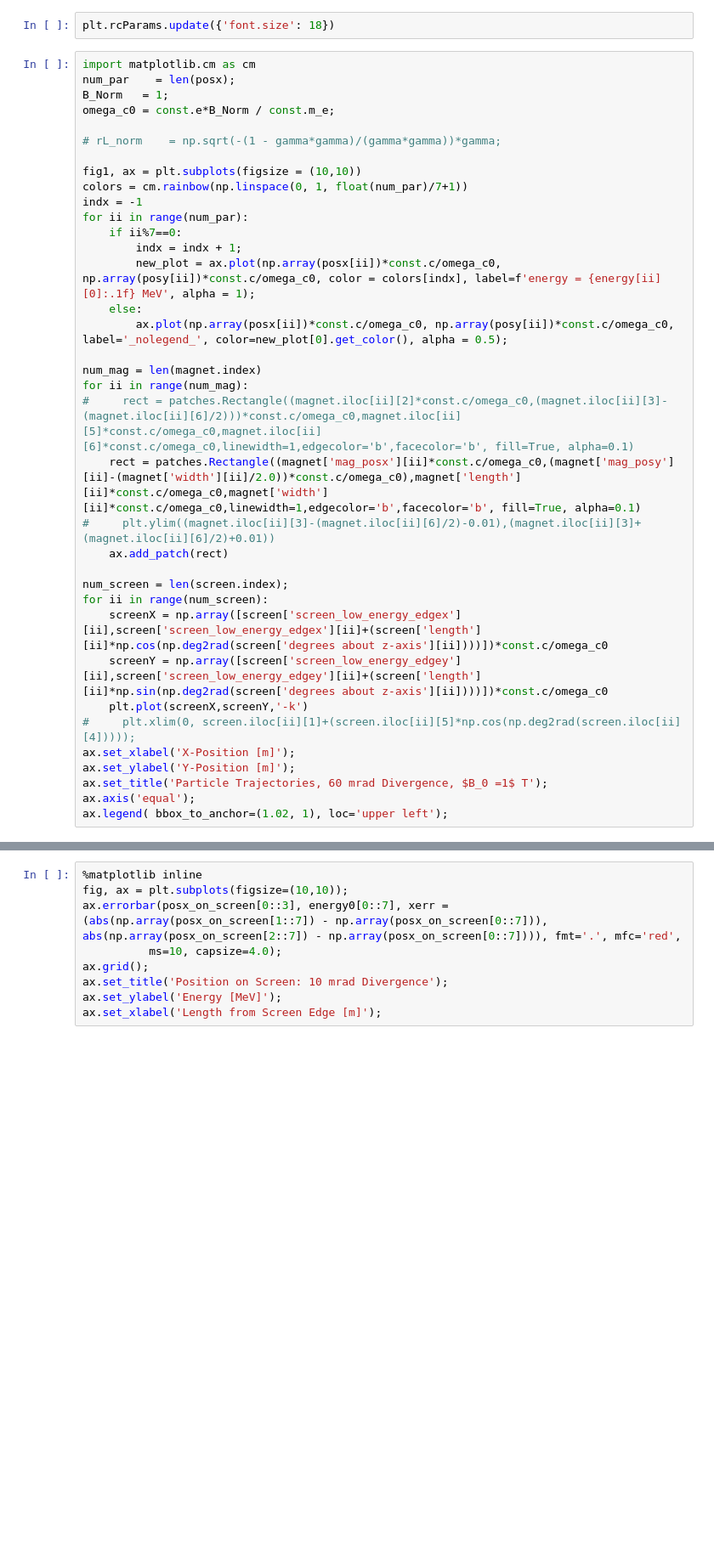
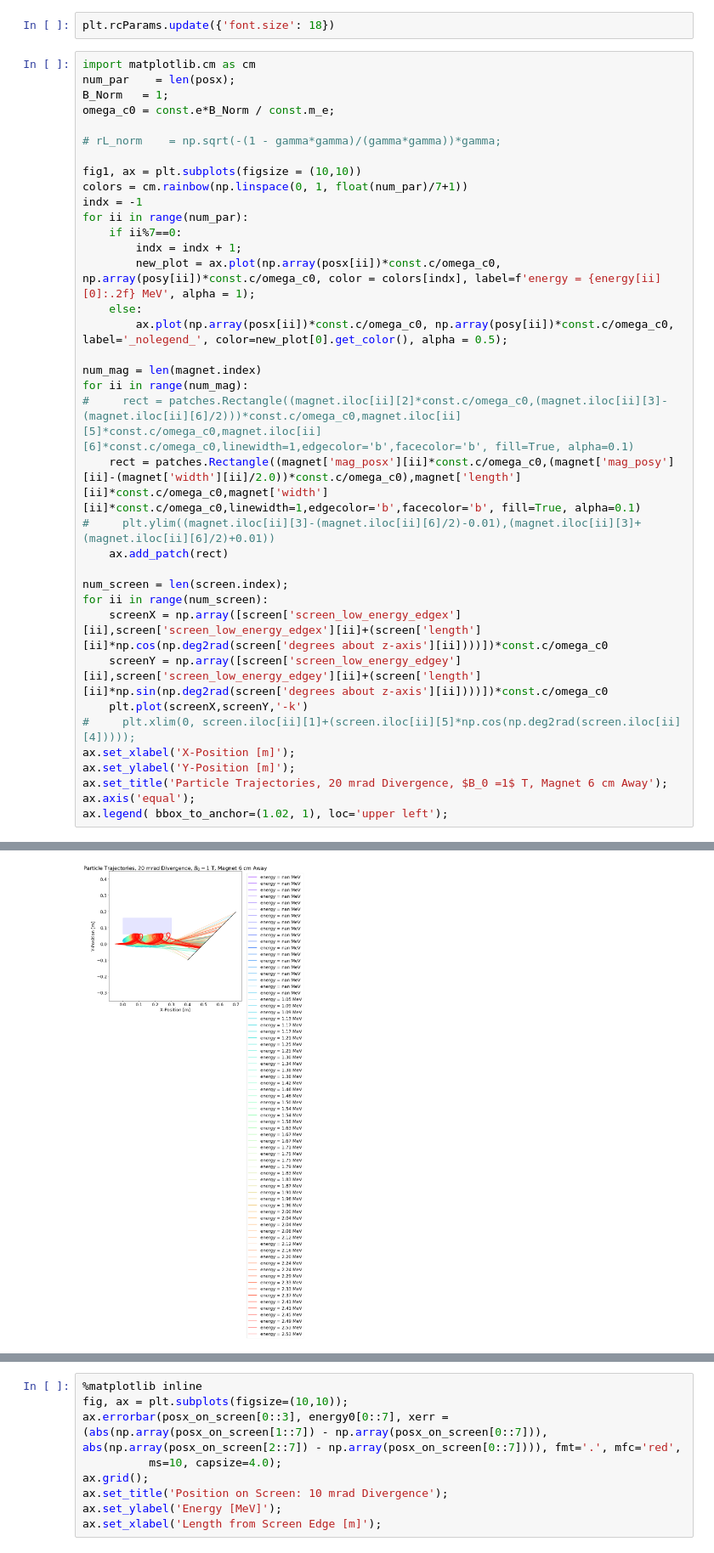
Before and after one commit to jcardar/MagnetSpec_ParticleTracker, a Jupyter notebook: data/analysis/analysis_mag_spec.ipynb, the cells around one changed output, grey strips where cells are left out. Shown at 85% size. Cells and saved outputs as stored; diff of their text form; blank space fills up the shorter version.

```diff
--- a/data/analysis/analysis_mag_spec.ipynb
+++ b/data/analysis/analysis_mag_spec.ipynb
@@ -121,7 +120,7 @@ indx = -1
 for ii in range(num_par):
     if ii%7==0:
         indx = indx + 1;
-        new_plot = ax.plot(np.array(posx[ii])*const.c/omega_c0, np.array(posy[ii])*const.c/omega_c0, color = colors[indx], label=f'energy = {energy[ii][0]:.1f} MeV', alpha = 1);
+        new_plot = ax.plot(np.array(posx[ii])*const.c/omega_c0, np.array(posy[ii])*const.c/omega_c0, color = colors[indx], label=f'energy = {energy[ii][0]:.2f} MeV', alpha = 1);
     else:
         ax.plot(np.array(posx[ii])*const.c/omega_c0, np.array(posy[ii])*const.c/omega_c0, label='_nolegend_', color=new_plot[0].get_color(), alpha = 0.5);
 
@@ -140,7 +139,7 @@ for ii in range(num_screen):
 #     plt.xlim(0, screen.iloc[ii][1]+(screen.iloc[ii][5]*np.cos(np.deg2rad(screen.iloc[ii][4]))));
 ax.set_xlabel('X-Position [m]');
 ax.set_ylabel('Y-Position [m]');
-ax.set_title('Particle Trajectories, 60 mrad Divergence, $B_0 =1$ T');
+ax.set_title('Particle Trajectories, 20 mrad Divergence, $B_0 =1$ T, Magnet 6 cm Away');
 ax.axis('equal');
 ax.legend( bbox_to_anchor=(1.02, 1), loc='upper left');
 # %% [output]
@@ -149,3 +146,4 @@ ax.legend( bbox_to_anchor=(1.02, 1), loc='upper left');
+[figure, added]
 # %%
 import matplotlib.cm as cm
 num_par    = len(posx);
```
Also changed, not shown: parts of 7 cells of this notebook, 49 other files.
